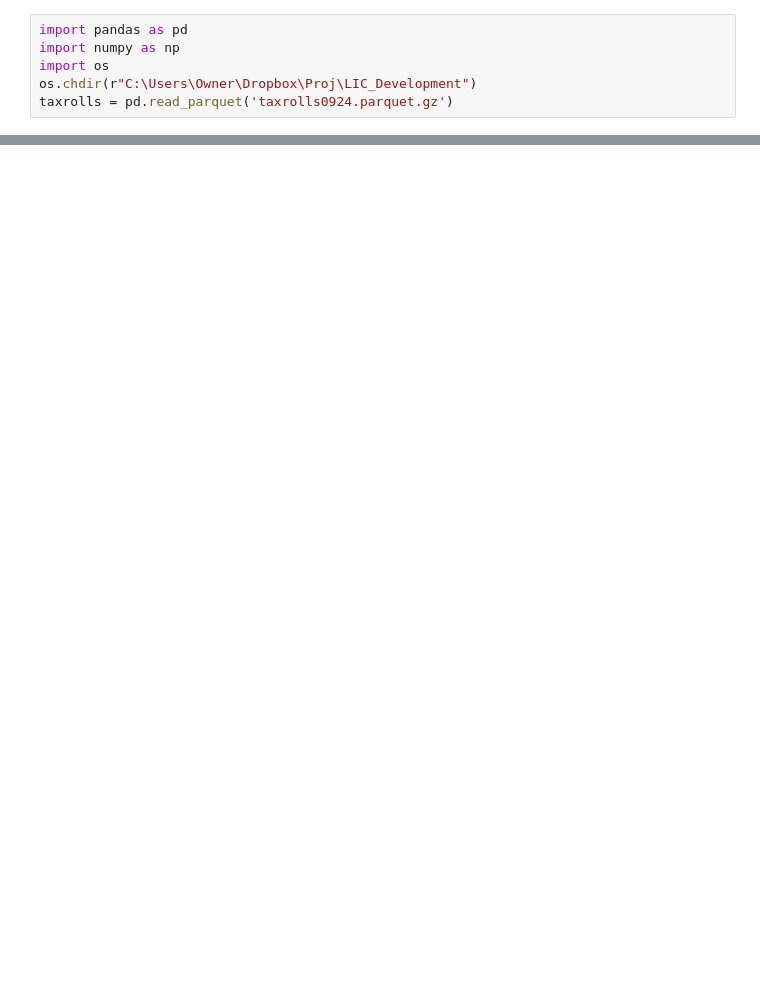
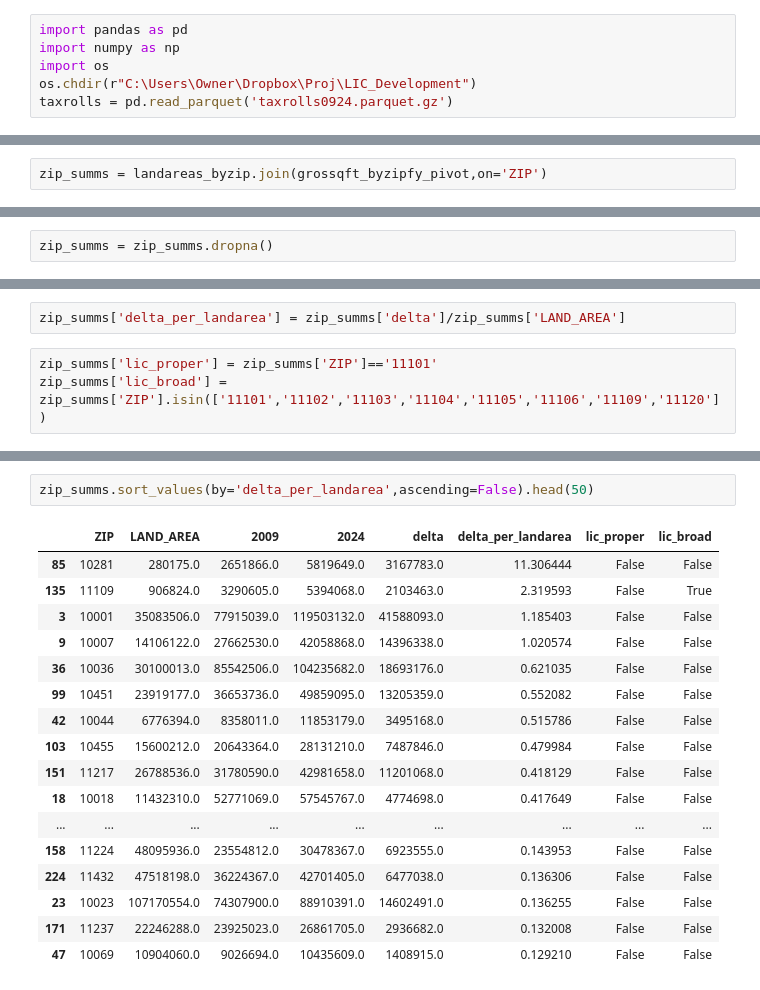
Before and after one commit to rdisalv2/LIC, a Jupyter notebook: 1-LIC-Development-Report.ipynb, the cells around one changed output, grey strips where cells are left out. Saved outputs shown, nothing was run; the diff lists cells and outputs as text; blank space fills up the shorter version.

Commit message:
Added overall grosqft delta 2009-2024 analysis.

```diff
--- a/1-LIC-Development-Report.ipynb
+++ b/1-LIC-Development-Report.ipynb
@@ -15,0 +89,2 @@ taxrolls.head()
+# %%
+zip_summs = landareas_byzip.join(grossqft_byzipfy_pivot,on='ZIP')
@@ -15,0 +100,2 @@ taxrolls.head()
+# %%
+zip_summs = zip_summs.dropna()
@@ -15,0 +111,5 @@ taxrolls.head()
+# %%
+zip_summs['delta_per_landarea'] = zip_summs['delta']/zip_summs['LAND_AREA']
+# %%
+zip_summs['lic_proper'] = zip_summs['ZIP']=='11101'
+zip_summs['lic_broad'] = zip_summs['ZIP'].isin(['11101','11102','11103','11104','11105','11106','11109','11120'])
@@ -15,0 +125,20 @@ taxrolls.head()
+# %%
+zip_summs.sort_values(by='delta_per_landarea',ascending=False).head(50)
+# %% [output]
+|  | ZIP | LAND_AREA | 2009 | 2024 | delta | delta_per_landarea | lic_proper | lic_broad |
+| 85 | 10281 | 280175.0 | 2651866.0 | 5819649.0 | 3167783.0 | 11.306444 | False | False |
+| 135 | 11109 | 906824.0 | 3290605.0 | 5394068.0 | 2103463.0 | 2.319593 | False | True |
+| 3 | 10001 | 35083506.0 | 77915039.0 | 119503132.0 | 41588093.0 | 1.185403 | False | False |
+| 9 | 10007 | 14106122.0 | 27662530.0 | 42058868.0 | 14396338.0 | 1.020574 | False | False |
+| 36 | 10036 | 30100013.0 | 85542506.0 | 104235682.0 | 18693176.0 | 0.621035 | False | False |
+| 99 | 10451 | 23919177.0 | 36653736.0 | 49859095.0 | 13205359.0 | 0.552082 | False | False |
+| 42 | 10044 | 6776394.0 | 8358011.0 | 11853179.0 | 3495168.0 | 0.515786 | False | False |
+| 103 | 10455 | 15600212.0 | 20643364.0 | 28131210.0 | 7487846.0 | 0.479984 | False | False |
+| 151 | 11217 | 26788536.0 | 31780590.0 | 42981658.0 | 11201068.0 | 0.418129 | False | False |
+| 18 | 10018 | 11432310.0 | 52771069.0 | 57545767.0 | 4774698.0 | 0.417649 | False | False |
+| ... | ... | ... | ... | ... | ... | ... | ... | ... |
+| 158 | 11224 | 48095936.0 | 23554812.0 | 30478367.0 | 6923555.0 | 0.143953 | False | False |
+| 224 | 11432 | 47518198.0 | 36224367.0 | 42701405.0 | 6477038.0 | 0.136306 | False | False |
+| 23 | 10023 | 107170554.0 | 74307900.0 | 88910391.0 | 14602491.0 | 0.136255 | False | False |
+| 171 | 11237 | 22246288.0 | 23925023.0 | 26861705.0 | 2936682.0 | 0.132008 | False | False |
+| 47 | 10069 | 10904060.0 | 9026694.0 | 10435609.0 | 1408915.0 | 0.129210 | False | False |
```
Also changed, not shown: parts of 18 cells of this notebook, 1 other file.
